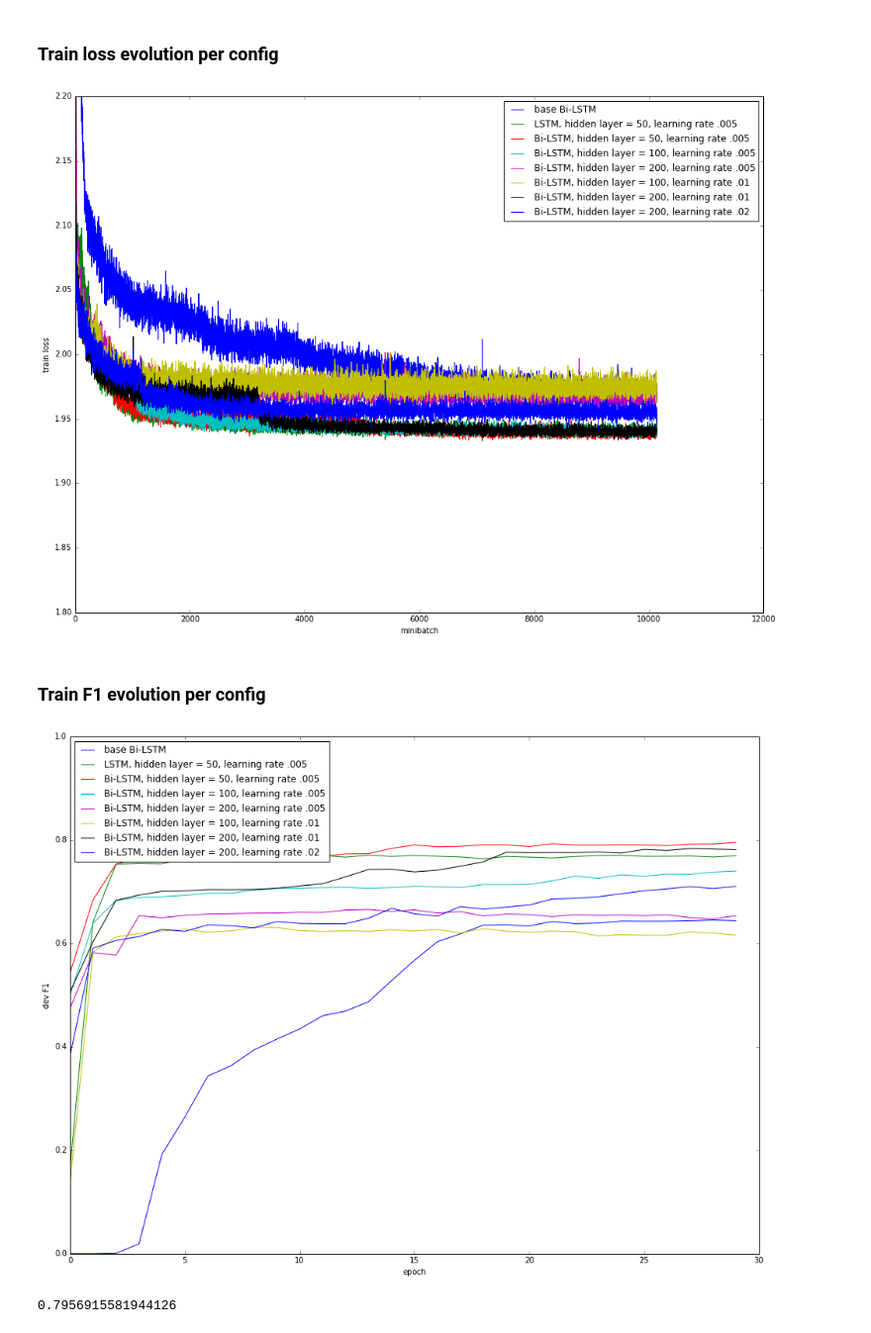
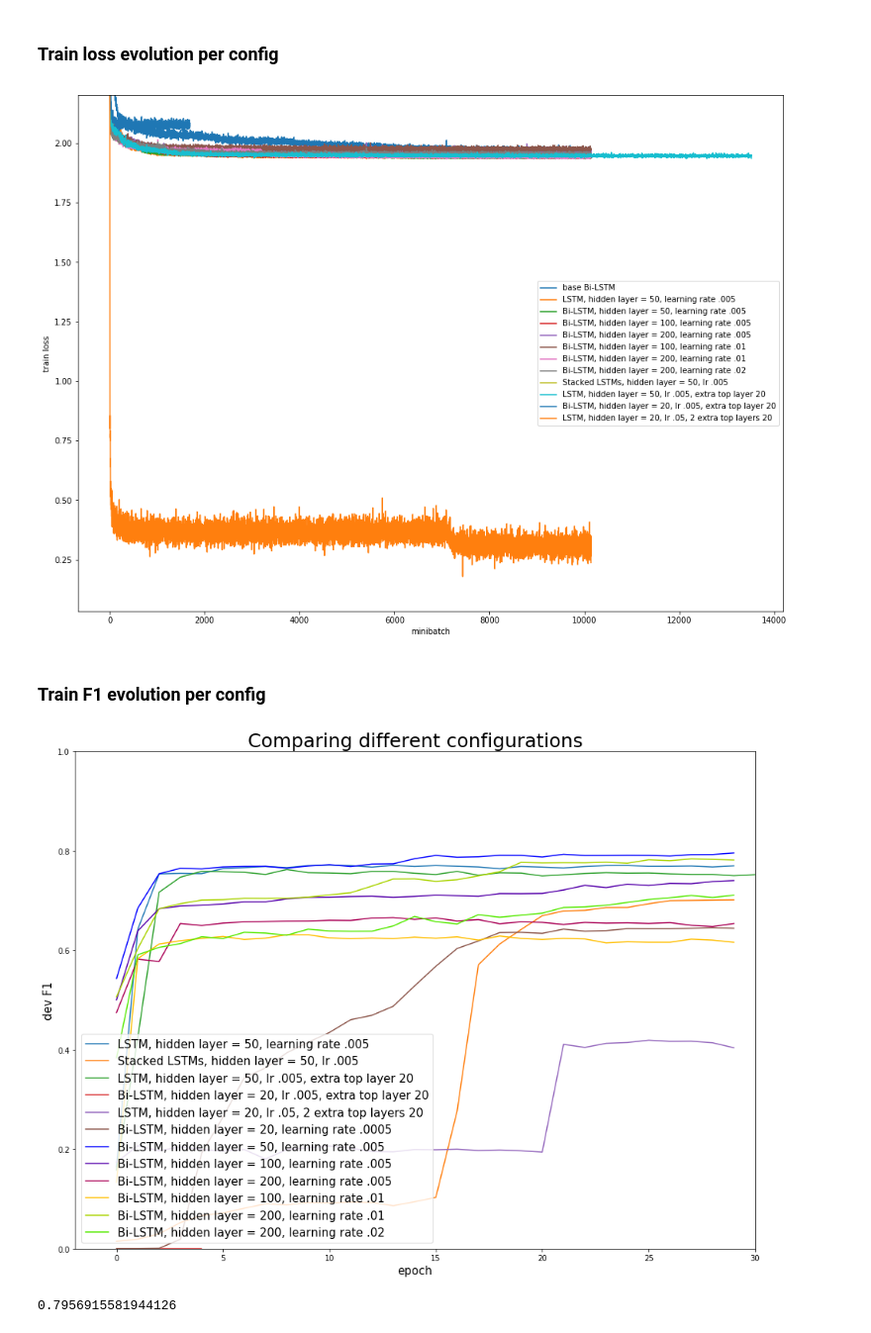
Before and after one commit to vincentbillaut/neuralNER, a Jupyter notebook: notebooks/VisualizeRuns.ipynb, the cells around one changed output. Shown at 99% size. Drawn from its saved outputs; the diff is of its cells as text; code cells hidden in the pictures.

```diff
--- a/notebooks/VisualizeRuns.ipynb
+++ b/notebooks/VisualizeRuns.ipynb
@@ -5,24 +5,35 @@ import json
 # %% [markdown]
 # Define studied plots
 # %%
-monitored_runs = ["../results/BiLSTMConfig/20180308_175823-65f4/",
+monitored_runs = [
                   "../results/LSTMConfig/20180313_165601-95fa/",
+                  "../results/StackedLSTMConfig/20180313_174436-9478/",
+                  "../results/LSTMConfig/20180313_194646-dcd0/",
+                  "../results/BiLSTMConfig/20180313_164530-3465/",
+                  "../results/LSTMConfig/20180313_163146-e8b9/",
+                  "../results/BiLSTMConfig/20180308_175823-65f4/",
                   "../results/BiLSTMConfig/20180313_165245-1b21/",
                   "../results/BiLSTMConfig/20180313_172053-d7c2/",
                   "../results/BiLSTMConfig/20180313_172716-30fd/",
                   "../results/BiLSTMConfig/20180313_174443-d935/",
                   "../results/BiLSTMConfig/20180313_173252-d9c8/",
-                  "../results/BiLSTMConfig/20180313_182508-691a/",
+                  "../results/BiLSTMConfig/20180313_182508-691a/"
                  ]
 
-labels = ["base Bi-LSTM",
+labels = [
           "LSTM, hidden layer = 50, learning rate .005",
+          "Stacked LSTMs, hidden layer = 50, lr .005",
+          "LSTM, hidden layer = 50, lr .005, extra top layer 20",
+          "Bi-LSTM, hidden layer = 20, lr .005, extra top layer 20",
+          "LSTM, hidden layer = 20, lr .05, 2 extra top layers 20",
+          "Bi-LSTM, hidden layer = 20, learning rate .0005",
           "Bi-LSTM, hidden layer = 50, learning rate .005",
           "Bi-LSTM, hidden layer = 100, learning rate .005",
           "Bi-LSTM, hidden layer = 200, learning rate .005",
           "Bi-LSTM, hidden layer = 100, learning rate .01",
           "Bi-LSTM, hidden layer = 200, learning rate .01",
-          "Bi-LSTM, hidden layer = 200, learning rate .02"]
+          "Bi-LSTM, hidden layer = 200, learning rate .02"
+         ]
 # %%
 class RunResult(object):
     def load_los_file(self, filename):
@@ -80,23 +91,30 @@ plt.legend()
 
 plt.show()
 # %% [output]
-[figure, old version]
+[figure, new version]
 # %% [markdown]
 ### Train F1 evolution per config
 # %%
 plt.figure(figsize = (16, 12))
 
-for result, label in zip(all_results, labels):
+n = len(all_results)-6
+
+for i,(result, label) in enumerate(zip(all_results[:6], labels[:6])):
     plt.plot(result.results_dic["dev_f1.los"], label = label)
 
-plt.xlabel("epoch")
-plt.ylabel("dev F1")
-plt.legend(loc="upper left")
+for i,(result, label) in enumerate(zip(all_results[6:], labels[6:])):
+    plt.plot(result.results_dic["dev_f1.los"], label = label, color=(((i*2.0/n,0,1-i*2.0/n) if i<n/2.0 else (2-i*2.0/n,0.5+i*0.5/n,0))))
+
+plt.title("Comparing different configurations",fontsize=25)
+plt.xlabel("epoch",fontsize=15)
+plt.ylabel("dev F1",fontsize=15)
+plt.legend(loc="lower left",fontsize=15)
 
 plt.ylim((0, 1))
+plt.xlim(right=30)
 plt.show()
 # %% [output]
-[figure, old version]
+[figure, new version]
 # %%
 all_results[2].results_dic["dev_f1.los"][-1]
 # %% [output]
```
Also changed, not shown: parts of 1 cell of this notebook, 2 other files.
